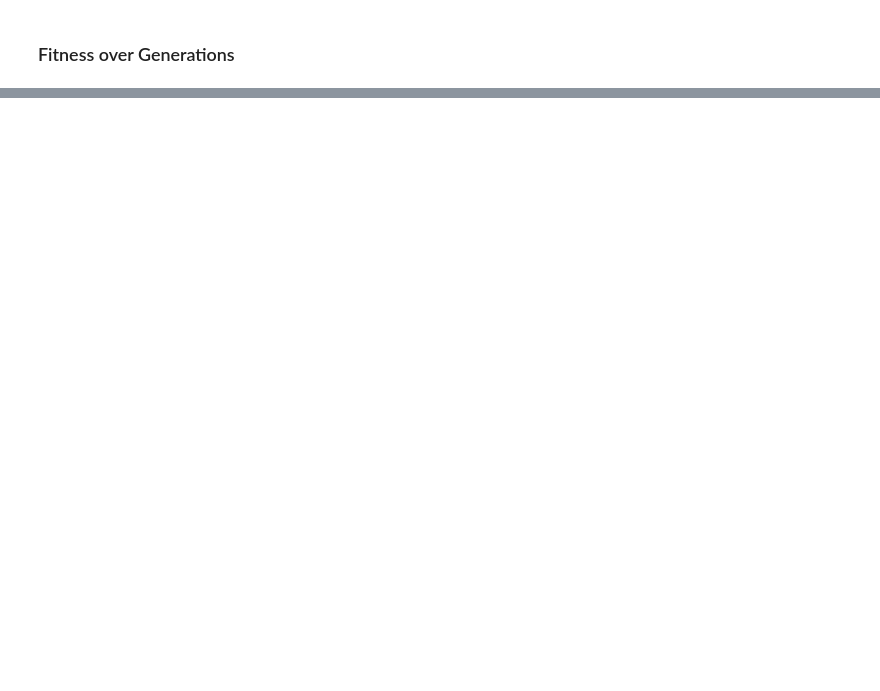
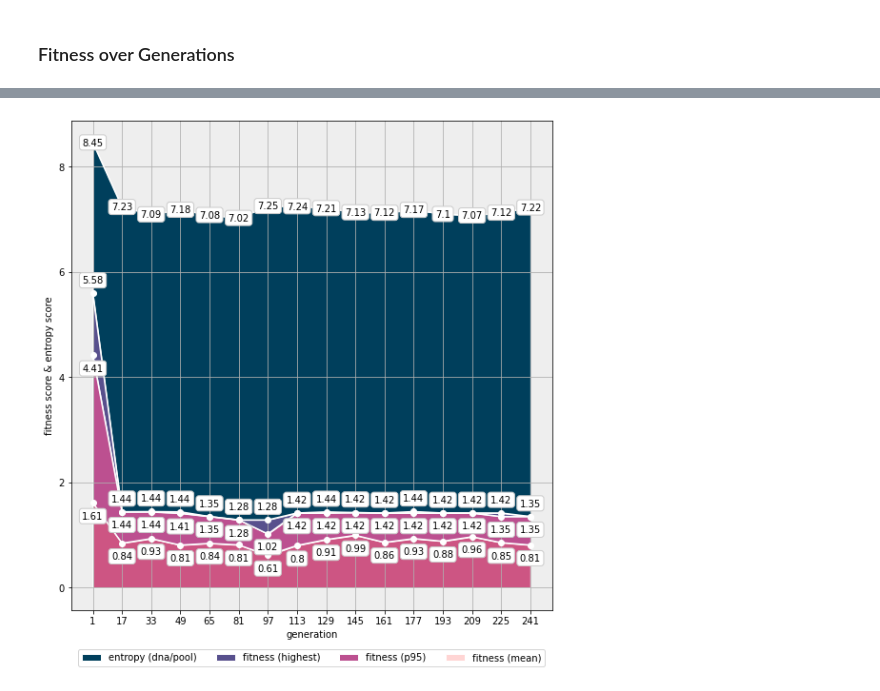
Before and after one commit to hudsonmendes/uolondon-cm3020-ai, a Jupyter notebook: midterms/analysis/results.ipynb, the cells around one changed output, grey strips where cells are left out. Cells and saved outputs as stored; diff of their text form; code cells hidden in the pictures; blank space fills up the shorter version.

```diff
--- a/midterms/analysis/results.ipynb
+++ b/midterms/analysis/results.ipynb
@@ -56,0 +124,4 @@ plot_fitness_over_generations(df=summary_per_variant.get('tests'))
+# %%
+plot_fitness_over_generations(df=summary_per_variant.get('atavism=0.00/pmr=0.10/genes=10'))
+# %% [output]
+[figure, added]
```
Also changed, not shown: parts of 7 cells of this notebook, 1 other file.
